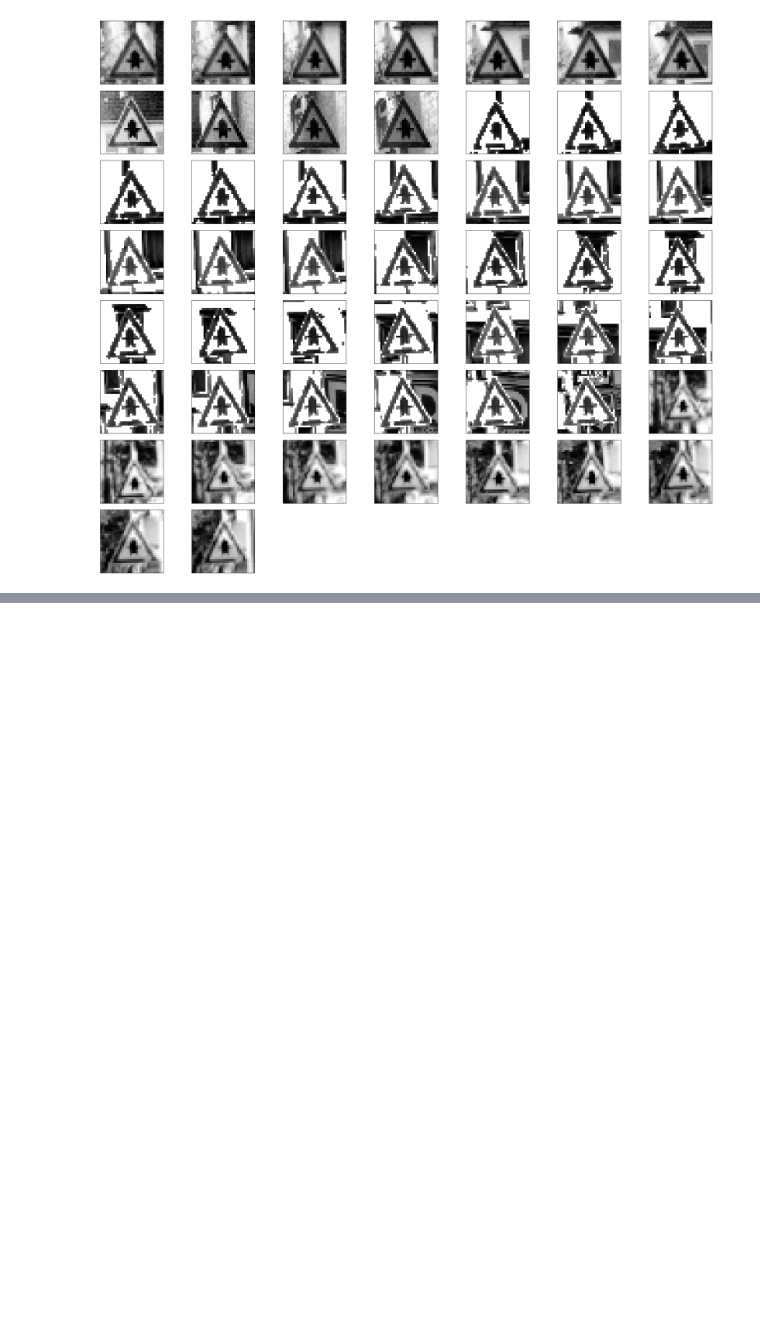
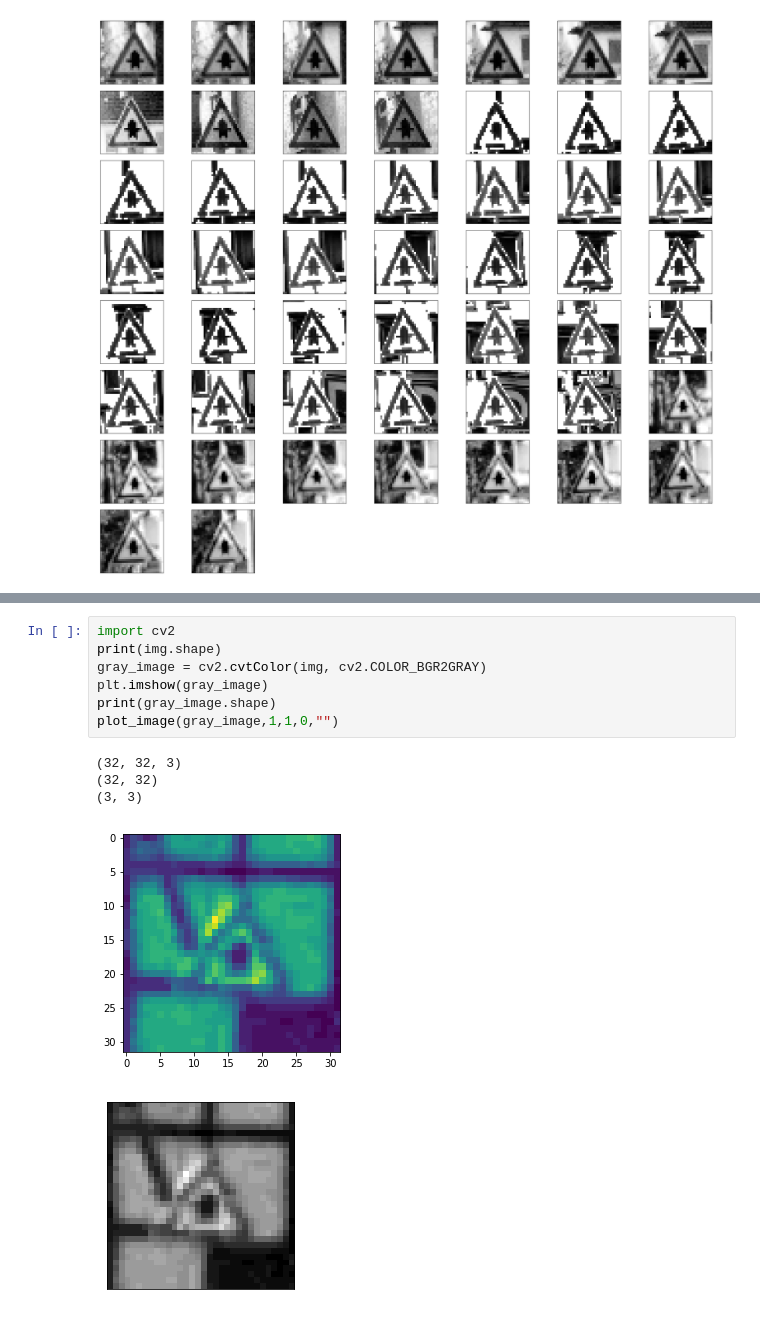
Before and after one commit to saritanavuluru/ML, a Jupyter notebook: capstone/KerasGTSB/Preprocess.ipynb, the cells around one changed output, grey strips where cells are left out. Saved outputs shown, nothing was run; the diff lists cells and outputs as text; blank space fills up the shorter version.

```diff
--- a/capstone/KerasGTSB/Preprocess.ipynb
+++ b/capstone/KerasGTSB/Preprocess.ipynb
@@ -532,0 +618,13 @@ ___
+# %%
+import cv2
+print(img.shape)
+gray_image = cv2.cvtColor(img, cv2.COLOR_BGR2GRAY)
+plt.imshow(gray_image)
+print(gray_image.shape)
+plot_image(gray_image,1,1,0,"")
+# %% [output]
+(32, 32, 3)
+(32, 32)
+(3, 3)
+[figure, added]
+[figure, added]
```
Also changed, not shown: parts of 15 cells of this notebook.
